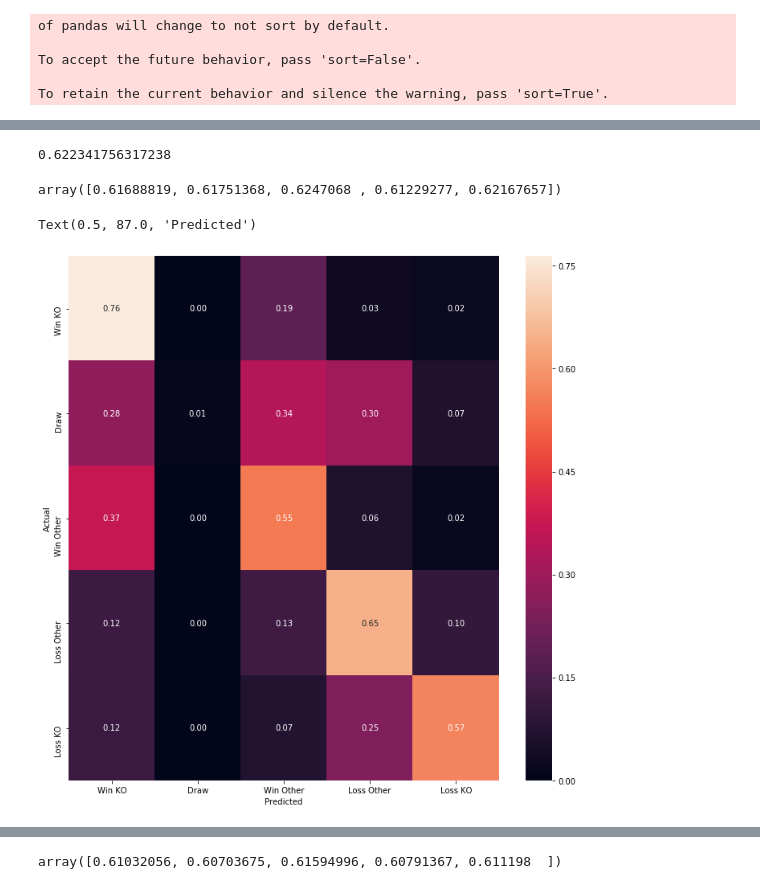
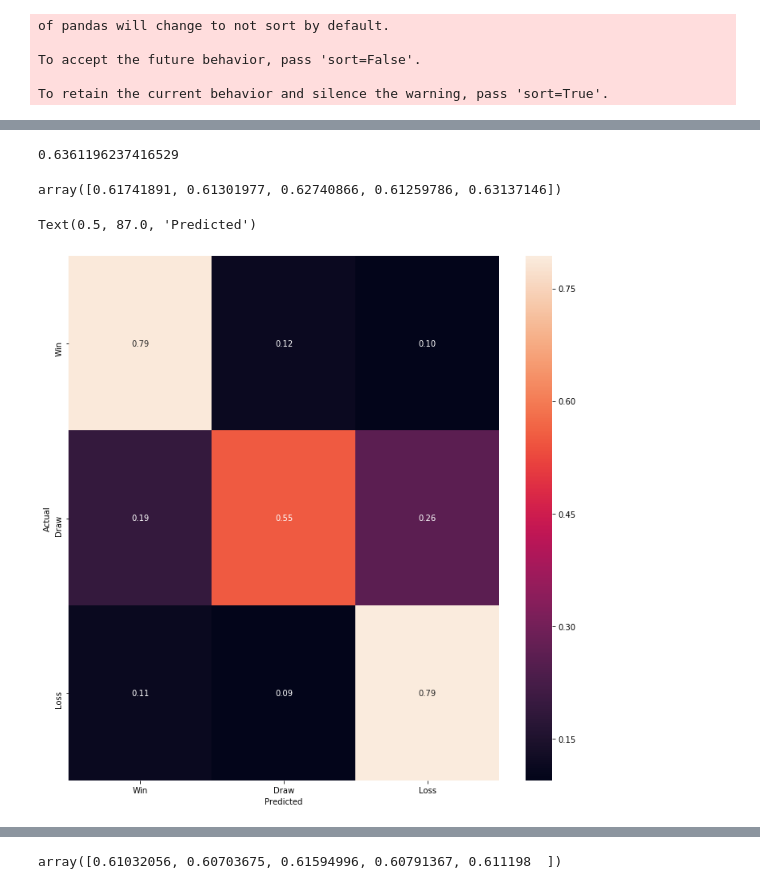
Before and after one commit to EmmS21/SpringboardCapstoneBoxingPredictionWebApp, a Jupyter notebook: ml model/randomforestmodel.ipynb, the cells around one changed output, grey strips where cells are left out. Saved outputs shown, nothing was run; the diff lists cells and outputs as text; code cells hidden in the pictures.

```diff
--- a/ml model/randomforestmodel.ipynb
+++ b/ml model/randomforestmodel.ipynb
@@ -230,0 +239,12 @@ strat = dataset['gender+division']
+# %%
+#bmi
+dataset['bmi'] = dataset['weight']/dataset['height']
+#get opponents age, height and bmi type ratio
+dataset['opp_age']= dataset['opposition'].map(dataset.drop_duplicates('name').set_index('name')['age'])
+dataset['opp_height']= dataset['opposition'].map(dataset.drop_duplicates('name').set_index('name')['height'])
+#current bmi
+dataset['opp_bmi'] = dataset['opp_weight']/dataset['opp_height']
+#age,height and BMI as ratio between boxers
+dataset['age_ratio'] = dataset['age']/dataset['opp_age']
+dataset['height_ratio'] = dataset['height']/dataset['opp_height']
+dataset['bmi_ratio'] = dataset['bmi']/dataset['opp_bmi']
@@ -231,6 +272,6 @@ strat = dataset['gender+division']
 # %%
-# X = dataset.drop(['clean_outcome','judge1opp','rating','judge2boxer','judge1boxer','judge2opp','judge3boxer','judge3opp','name','sex','division','opposition','gender+division','global_id','date','rounds1','rounds2'],axis=1)
-X = dataset[['Win KO','Loss Other','Win Other','Loss KO','opp_last6','opp_winOther','opp_winKO','opp_lossOther','opp_lossKO','opp_win','opp_loss','opp_judge1avg','opp_judge3avg','opp_judge2avg']]
+# X = dataset.drop(['clean_outcome','opp_bmi','opp_age','opp_meta','bmi','opp_height','age','judge2againstavg','judge1againstavg','judge3againstavg','height_ratio','rating1','rating2','weight','meta','age_ratio','bmi_ratio','height','judge1opp','rating','judge2boxer','judge1boxer','judge2opp','judge3boxer','judge3opp','name','sex','division','opposition','gender+division','global_id','date','rounds1','rounds2'],axis=1)
+X = dataset[['opp_last6','opp_KO ratio','Win KO','opp_winOther','Loss Other','Loss KO','Win Other','KO ratio','opp_winOther','KnockedOut ratio','opp_winKO','opp_KO ratio','opp_loss','opp_lossOther','opp_win','Draw','opp_lossKO']]
 X = X.fillna(0)
 # X.loc[X['rating'] == 'null ', 'rating'] = 0
 y = dataset['clean_outcome']
@@ -242,8 +283,7 @@ params = {
     'n_estimators':[i for i in range(1,201,25)],
     'max_depth':[i for i in range(1,10,2)]
 }
-n_estimators = [i for i in range(0,201,20)]
-rfc = RandomForestClassifier(class_weight='balanced')
+rfc = RandomForestClassifier()
 gridsearch = GridSearchCV(rfc,param_grid=params,cv=10,scoring='f1_weighted',n_jobs=4)
 gridsearch.fit(X_train,y_train)
 bestparams = gridsearch.best_params_
@@ -254,30 +290,37 @@ preds = rc.predict(X_test)
-# %%
-score = accuracy_score(y_test,preds)
-score
-# %% [output]
-0.622341756317238
+# %%
+# class_weight = dict({1:3.6, 2:9.6, 3:6.79}) 1:1.56, 2:25.1, 3:6.79
+class_weight = dict({1:2, 2:25.1, 3:4.3}) #5.6
+rc = RandomForestClassifier(**bestparams,class_weight=class_weight,random_state=1)
+rc.fit(X_train,y_train)
+preds = rc.predict(X_test)
+# %%
+from sklearn.metrics import f1_score
+score = f1_score(y_test,preds,average='macro')
+score
+# %% [output]
+0.6361196237416529
 # %%
 #kfold cross validation
 kfold = KFold(n_splits=5)
-results = cross_val_score(rc,X_train,y_train,cv=kfold)
+results = cross_val_score(rc,X_train,y_train,cv=kfold,scoring='f1_macro')
 results
 # %% [output]
-array([0.61688819, 0.61751368, 0.6247068 , 0.61229277, 0.62167657])
+array([0.61741891, 0.61301977, 0.62740866, 0.61259786, 0.63137146])
 # %%
-labels = ['Win KO','Draw','Win Other','Loss Other','Loss KO']
+labels = ['Win','Draw','Loss']
 c = confusion_matrix(y_test,preds)
 #normalize
 cm = c.astype('float')/c.sum(axis=1)[:, np.newaxis]
 fig,ax = plt.subplots(figsize=(12,12))
 ax = sns.heatmap(cm,annot=True, fmt= '.2f',xticklabels=labels,yticklabels=labels)
 #new matplotlib version cuts off part of first and last row, fixing this
 bottom, top = ax.get_ylim()
 ax.set_ylim(bottom + 0.5, top - 0.5)
 plt.ylabel('Actual')
 plt.xlabel('Predicted')
 # %% [output]
 Text(0.5, 87.0, 'Predicted')
-[figure, old version]
+[figure, new version]
 # %%
 #feature importance
 important = rc.feature_importances_
```
Also changed, not shown: parts of 16 cells of this notebook, 1 other file.
